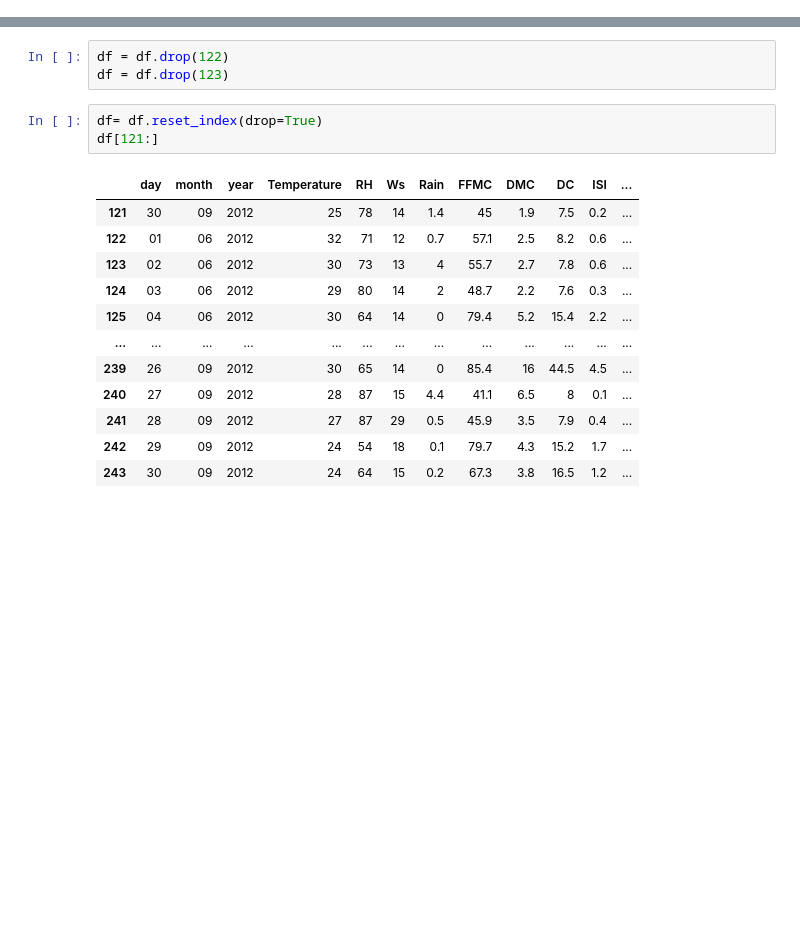
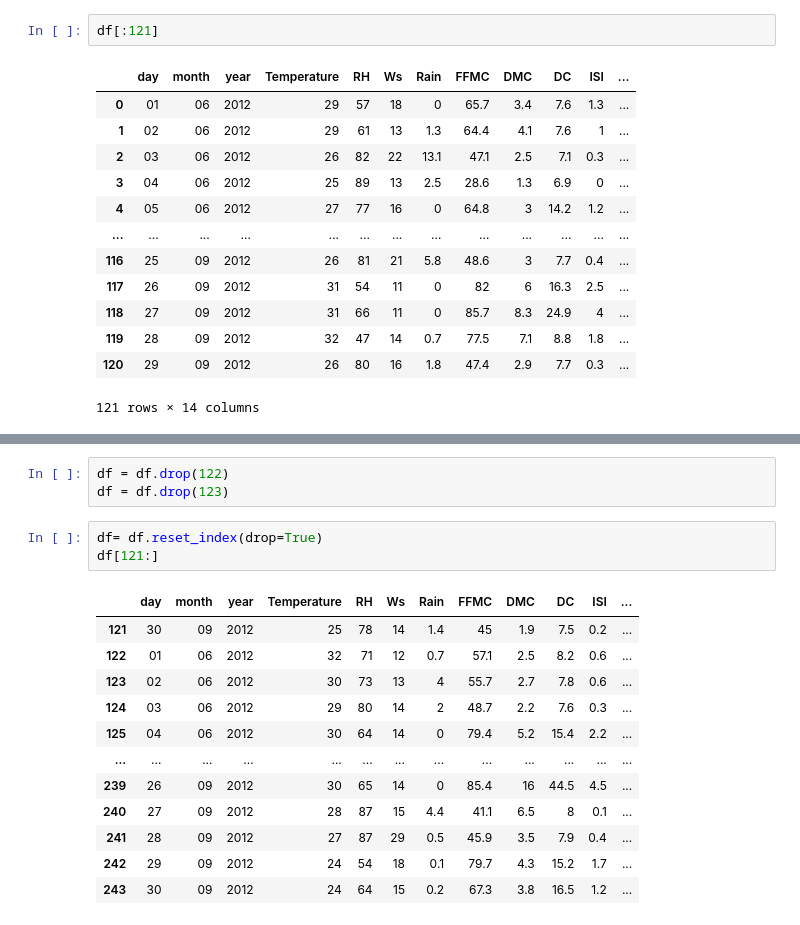
Before and after one commit to AymanMak1/Algerian-Forest-Fires, a Jupyter notebook: project.ipynb, the cells around one changed output, grey strips where cells are left out. Drawn from its saved outputs; the diff is of its cells as text; blank space fills up the shorter version.

```diff
--- a/project.ipynb
+++ b/project.ipynb
@@ -36,0 +68,16 @@ df[122:]
+# %%
+df[:121]
+# %% [output]
+|  | day | month | year | Temperature | RH | Ws | Rain | FFMC | DMC | DC | ISI | ... |
+| 0 | 01 | 06 | 2012 | 29 | 57 | 18 | 0 | 65.7 | 3.4 | 7.6 | 1.3 | ... |
+| 1 | 02 | 06 | 2012 | 29 | 61 | 13 | 1.3 | 64.4 | 4.1 | 7.6 | 1 | ... |
+| 2 | 03 | 06 | 2012 | 26 | 82 | 22 | 13.1 | 47.1 | 2.5 | 7.1 | 0.3 | ... |
+| 3 | 04 | 06 | 2012 | 25 | 89 | 13 | 2.5 | 28.6 | 1.3 | 6.9 | 0 | ... |
+| 4 | 05 | 06 | 2012 | 27 | 77 | 16 | 0 | 64.8 | 3 | 14.2 | 1.2 | ... |
+| ... | ... | ... | ... | ... | ... | ... | ... | ... | ... | ... | ... | ... |
+| 116 | 25 | 09 | 2012 | 26 | 81 | 21 | 5.8 | 48.6 | 3 | 7.7 | 0.4 | ... |
+| 117 | 26 | 09 | 2012 | 31 | 54 | 11 | 0 | 82 | 6 | 16.3 | 2.5 | ... |
+| 118 | 27 | 09 | 2012 | 31 | 66 | 11 | 0 | 85.7 | 8.3 | 24.9 | 4 | ... |
+| 119 | 28 | 09 | 2012 | 32 | 47 | 14 | 0.7 | 77.5 | 7.1 | 8.8 | 1.8 | ... |
+| 120 | 29 | 09 | 2012 | 26 | 80 | 16 | 1.8 | 47.4 | 2.9 | 7.7 | 0.3 | ... |
+121 rows × 14 columns
```
Also changed, not shown: parts of 26 cells of this notebook, 4 other files.
